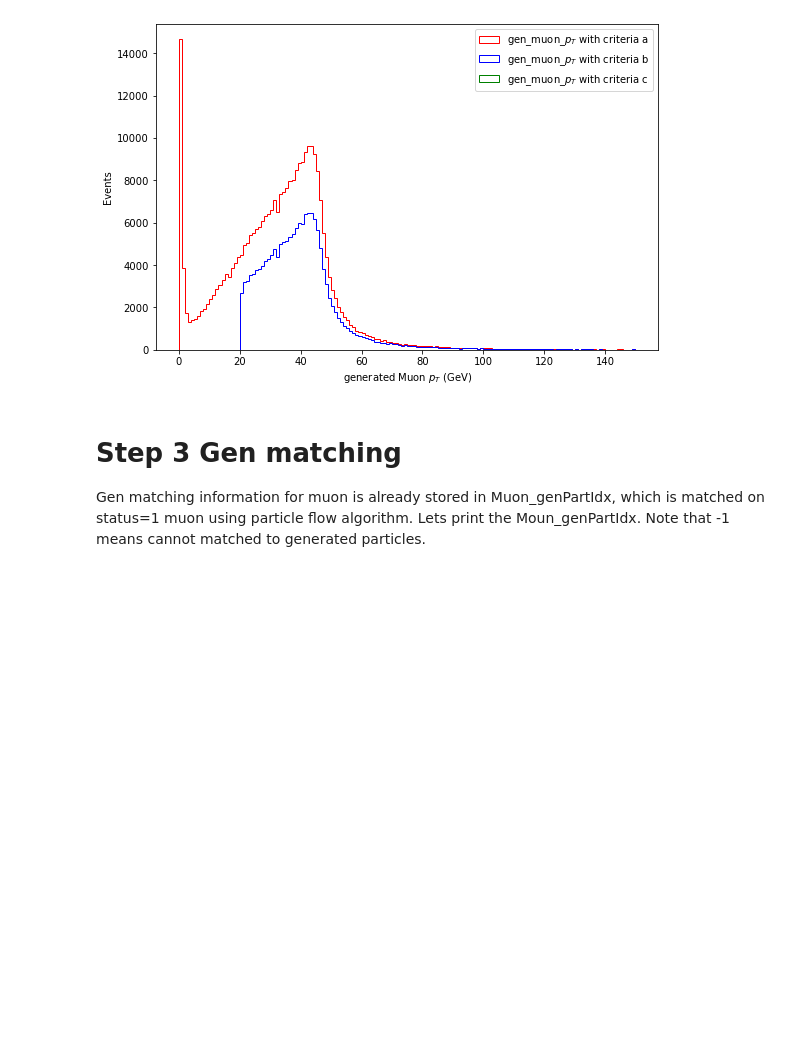
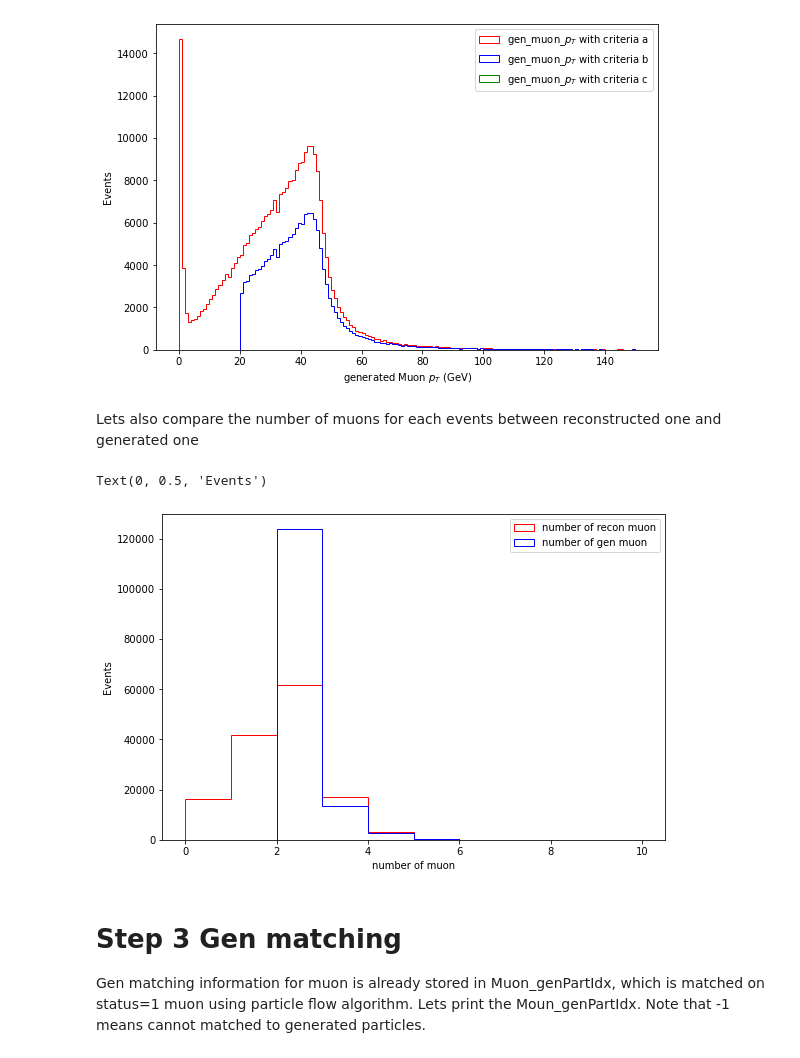
Before and after one commit to Taiantuia/MuonHATSatLPC2020, a Jupyter notebook: Exercise-1-Introduction.ipynb, the cells around one changed output. Drawn from its saved outputs; the diff is of its cells as text; code cells hidden in the pictures; blank space fills up the shorter version.

```diff
--- a/Exercise-1-Introduction.ipynb
+++ b/Exercise-1-Introduction.ipynb
@@ -42,7 +42,7 @@ file.keys()
 We can print different objects such as transeverse momentum($p_T$ pt), pseudorapidity(eta $\eta$) and azimuthal angle(phi $\phi$) and apply cut on $p_T$, $\eta$ and $\phi$ using uproot.<br>
 First lets print pt eta phi of reconstructed muon
 # %%
-muon_pt,muon_eta,muon_phi=file.arrays(["Muon_pt", "Muon_eta", "Muon_phi"],outputtype=tuple)
+muon_pt,muon_eta,muon_phi,nmuon,ngenpart=file.arrays(["Muon_pt", "Muon_eta", "Muon_phi", "nMuon", "nGenPart"],outputtype=tuple)
 # %%
 print('muon_pt=', muon_pt, '\n',
       'muon_eta=', muon_eta, '\n',
@@ -139,6 +139,18 @@ plt.ylabel('Events')
 # %% [output]
 Text(0, 0.5, 'Events')
 [figure]
+# %% [markdown]
+Lets also compare the number of muons for each events between reconstructed one and generated one
+# %%
+plt.figure(figsize=(9,6))
+plt.hist(nmuon.flatten(), bins=10, range=[0,10], histtype='step', color='red', label='number of recon muon')
+plt.hist(masking_one.sum().flatten(), bins=10, range=[0,10], histtype='step', color='blue', label='number of gen muon')
+plt.legend()
+plt.xlabel('number of muon')
+plt.ylabel('Events')
+# %% [output]
+Text(0, 0.5, 'Events')
+[figure, added]
 # %% [markdown]
 # Step 3 Gen matching
 Gen matching information for muon is already stored in Muon_genPartIdx, which is matched on status=1 muon using particle flow algorithm.
```
